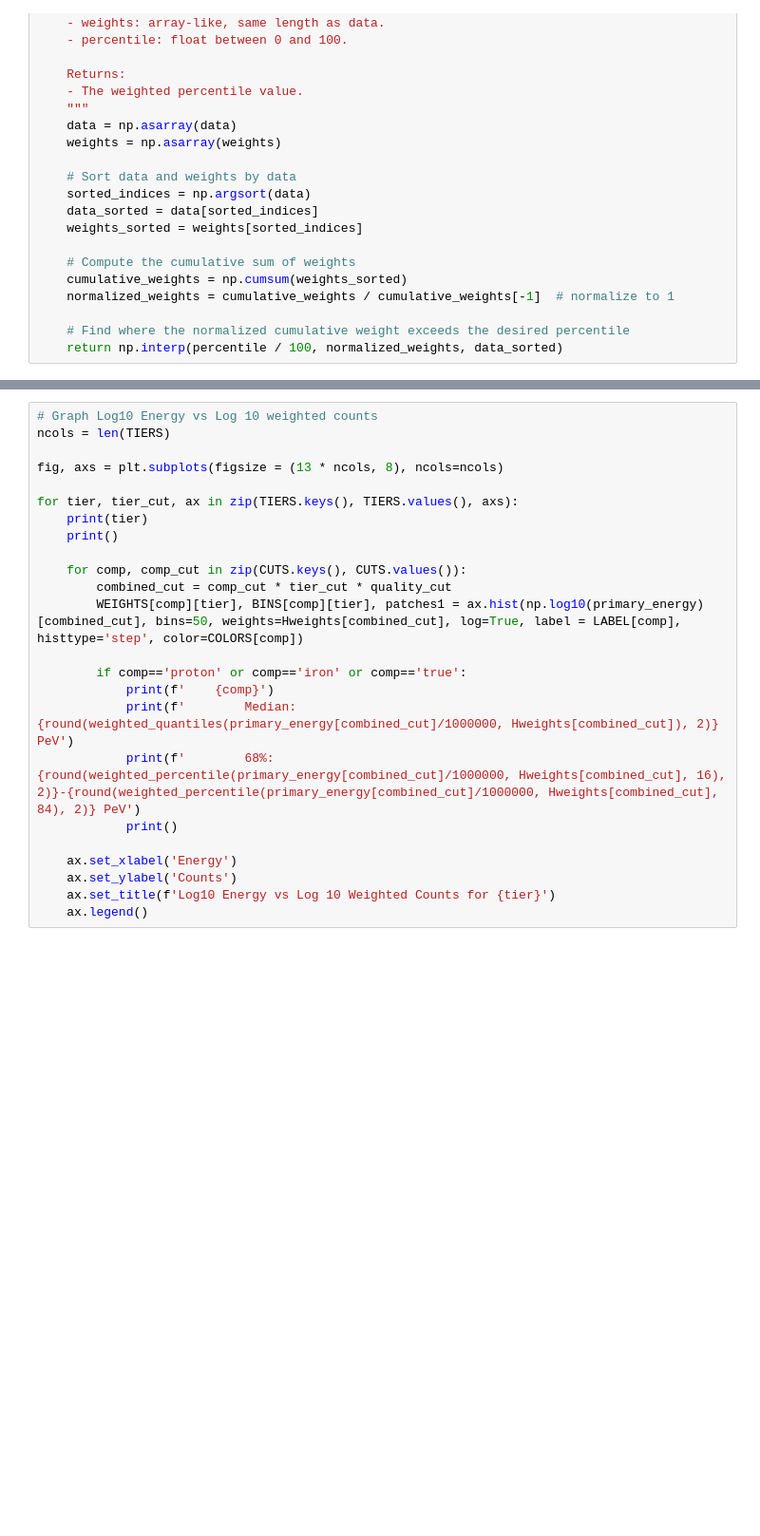
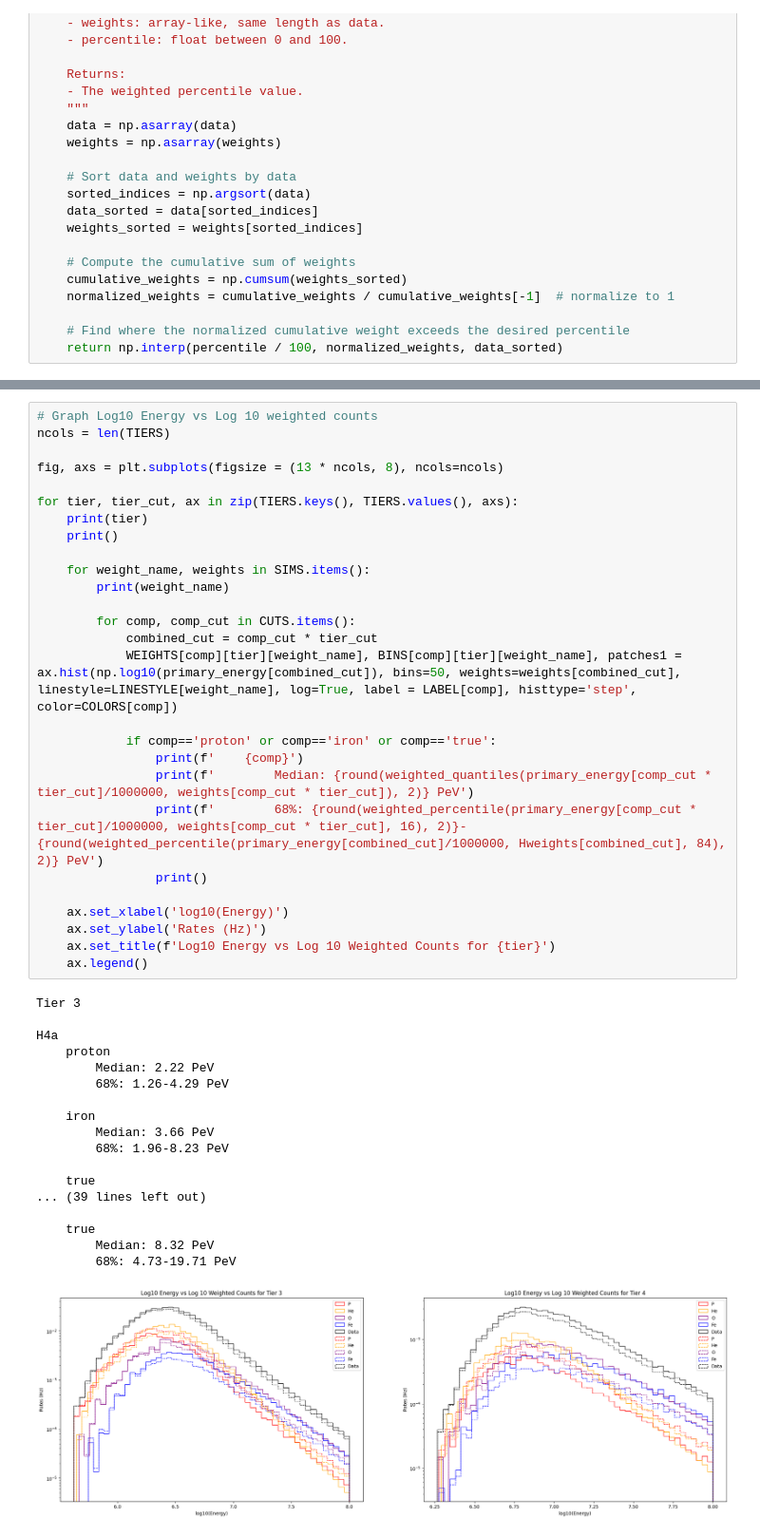
Before and after one commit to fmcnallyi3/it_anisotropy, a Jupyter notebook: rigidity/IceTop_partial_comp_dict.ipynb, the cells around one changed output, grey strips where cells are left out. Shown at 95% size. Cells and saved outputs as stored; diff of their text form; blank space fills up the shorter version.

```diff
--- a/rigidity/IceTop_partial_comp_dict.ipynb
+++ b/rigidity/IceTop_partial_comp_dict.ipynb
@@ -318,26 +253,48 @@ BINS = {
 # %%
 # Graph Log10 Energy vs Log 10 weighted counts
 ncols = len(TIERS)
 
 fig, axs = plt.subplots(figsize = (13 * ncols, 8), ncols=ncols)
 
 for tier, tier_cut, ax in zip(TIERS.keys(), TIERS.values(), axs):
     print(tier)
     print()
 
-    for comp, comp_cut in zip(CUTS.keys(), CUTS.values()):
-        combined_cut = comp_cut * tier_cut * quality_cut
-        WEIGHTS[comp][tier], BINS[comp][tier], patches1 = ax.hist(np.log10(primary_energy)[combined_cut], bins=50, weights=Hweights[combined_cut], log=True, label = LABEL[comp], histtype='step', color=COLORS[comp])
+    for weight_name, weights in SIMS.items():
+        print(weight_name)
 
-        if comp=='proton' or comp=='iron' or comp=='true':
-            print(f'    {comp}')
-            print(f'        Median: {round(weighted_quantiles(primary_energy[combined_cut]/1000000, Hweights[combined_cut]), 2)} PeV')
-            print(f'        68%: {round(weighted_percentile(primary_energy[combined_cut]/1000000, Hweights[combined_cut], 16), 2)}-{round(weighted_percentile(primary_energy[combined_cut]/1000000, Hweights[combined_cut], 84), 2)} PeV')
-            print()
+        for comp, comp_cut in CUTS.items():
+            combined_cut = comp_cut * tier_cut
+            WEIGHTS[comp][tier][weight_name], BINS[comp][tier][weight_name], patches1 = ax.hist(np.log10(primary_energy[combined_cut]), bins=50, weights=weights[combined_cut], linestyle=LINESTYLE[weight_name], log=True, label = LABEL[comp], histtype='step', color=COLORS[comp])
 
-    ax.set_xlabel('Energy')
-    ax.set_ylabel('Counts')
+            if comp=='proton' or comp=='iron' or comp=='true':
+                print(f'    {comp}')
+                print(f'        Median: {round(weighted_quantiles(primary_energy[comp_cut * tier_cut]/1000000, weights[comp_cut * tier_cut]), 2)} PeV')
+                print(f'        68%: {round(weighted_percentile(primary_energy[comp_cut * tier_cut]/1000000, weights[comp_cut * tier_cut], 16), 2)}-{round(weighted_percentile(primary_energy[combined_cut]/1000000, Hweights[combined_cut], 84), 2)} PeV')
+                print()
+
+    ax.set_xlabel('log10(Energy)')
+    ax.set_ylabel('Rates (Hz)')
     ax.set_title(f'Log10 Energy vs Log 10 Weighted Counts for {tier}')
     ax.legend()
+# %% [output]
+Tier 3
+
+H4a
+    proton
+        Median: 2.22 PeV
+        68%: 1.26-4.29 PeV
+
+    iron
+        Median: 3.66 PeV
+        68%: 1.96-8.23 PeV
+
+    true
+... (39 lines left out)
+
+    true
+        Median: 8.32 PeV
+        68%: 4.73-19.71 PeV
+[figure, added]
 # %%
 # Mean Atomic Charge
```
Also changed, not shown: parts of 10 cells of this notebook.
